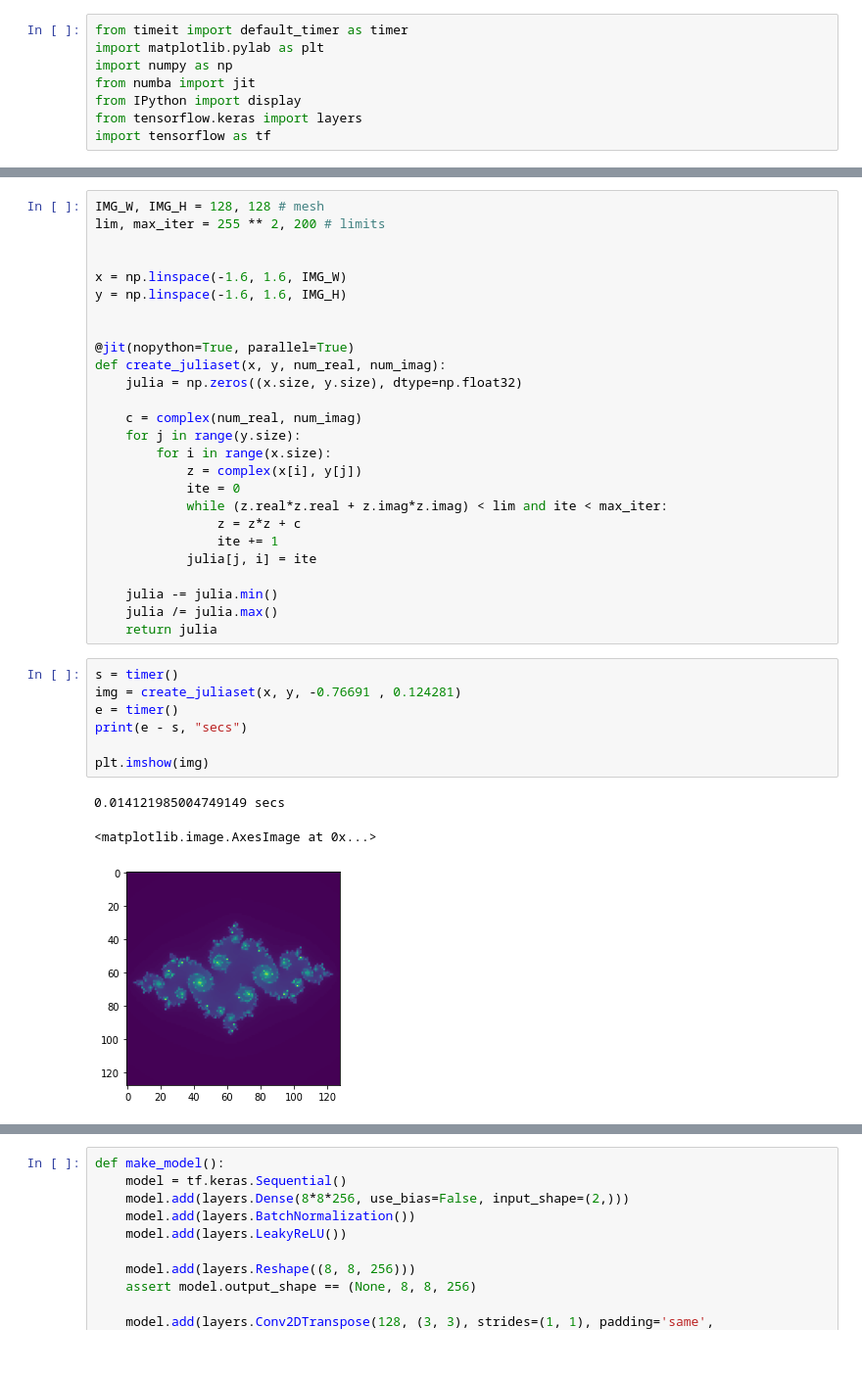
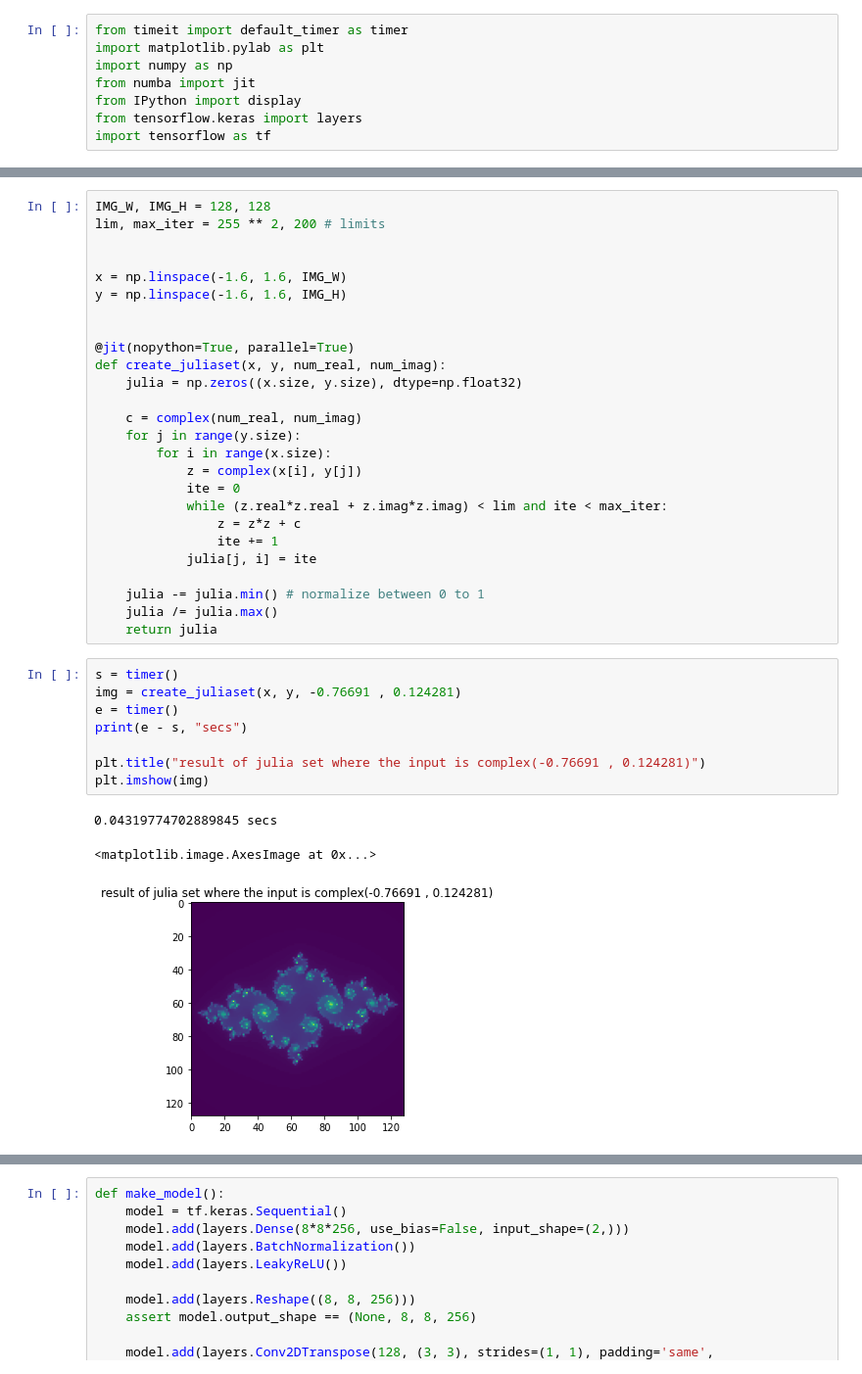
Before and after one commit to meirdrago/ml, a Jupyter notebook: julia_set.ipynb, the cells around one changed output, grey strips where cells are left out. Shown at 98% size. Saved outputs shown, nothing was run; the diff lists cells and outputs as text.

Commit message:
added images and descriptio to julia_set

```diff
--- a/julia_set.ipynb
+++ b/julia_set.ipynb
@@ -9,5 +43,5 @@ import tensorflow as tf
 # %%
-IMG_W, IMG_H = 128, 128 # mesh
+IMG_W, IMG_H = 128, 128
 lim, max_iter = 255 ** 2, 200 # limits
 
 
@@ -29,17 +63,18 @@ def create_juliaset(x, y, num_real, num_imag):
                 ite += 1
             julia[j, i] = ite
 
-    julia -= julia.min()
+    julia -= julia.min() # normalize between 0 to 1
     julia /= julia.max()
     return julia
 # %%
 s = timer()
 img = create_juliaset(x, y, -0.76691 , 0.124281)
 e = timer()
 print(e - s, "secs")
 
+plt.title("result of julia set where the input is complex(-0.76691 , 0.124281)")
 plt.imshow(img)
 # %% [output]
-0.014121985004749149 secs
+0.04319774702889845 secs
 <matplotlib.image.AxesImage at 0x...>
-[figure, old version]
+[figure, new version]
```
Also changed, not shown: parts of 11 cells of this notebook, 3 other files.
